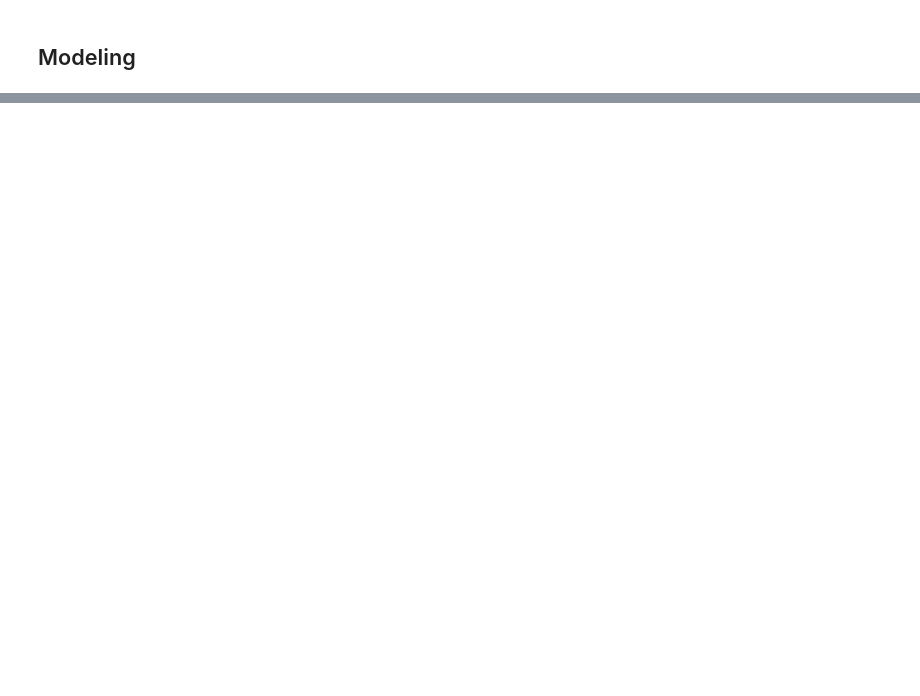
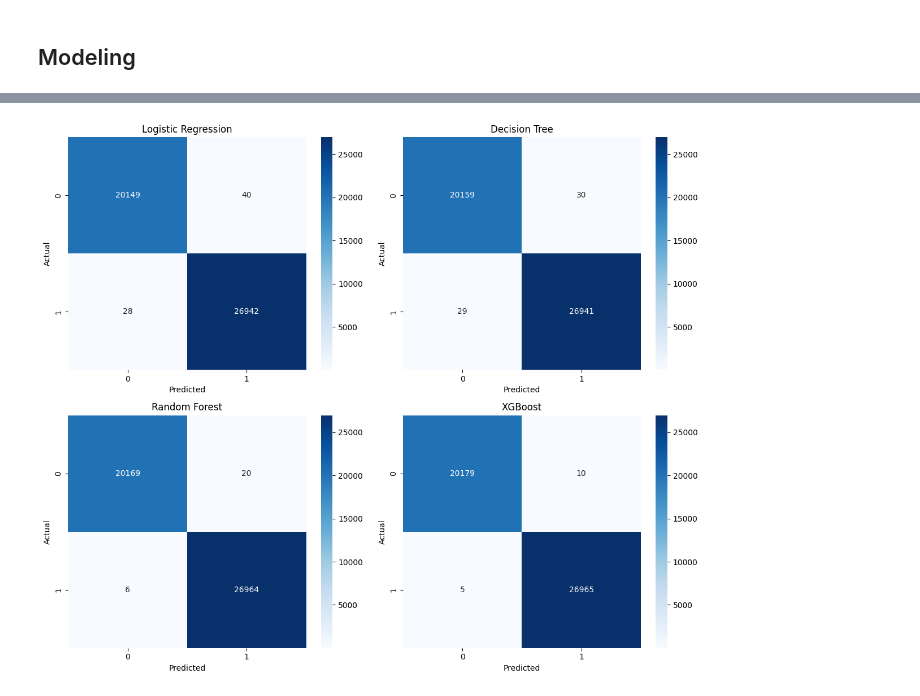
Before and after one commit to ImmanuelDeo/Phishing-Link-Detection-TubesML, a Jupyter notebook: Notebooks/02_modelling.ipynb, the cells around one changed output, grey strips where cells are left out. Drawn from its saved outputs; the diff is of its cells as text; code cells hidden in the pictures; blank space fills up the shorter version.

```diff
--- a/Notebooks/02_modelling.ipynb
+++ b/Notebooks/02_modelling.ipynb
@@ -251 +380,27 @@ plt.show()
+# %%
+fig, axes = plt.subplots(2,2,figsize=(12,10))
+axes = axes.flatten()
+for idx, (model_name, pred) in enumerate(predictions.items()):
+
+    cm = confusion_matrix(
+        y_test,
+        pred["y_pred"]
+    )
+
+    sns.heatmap(
+        cm,
+        annot=True,
+        fmt="d",
+        cmap="Blues",
+        ax=axes[idx]
+    )
+
+    axes[idx].set_title(model_name)
+    axes[idx].set_xlabel("Predicted")
+    axes[idx].set_ylabel("Actual")
+
+plt.tight_layout()
+plt.show()
+# %% [output]
+[figure, added]
 # %%
```
Also changed, not shown: parts of 38 cells of this notebook, 9 other files.
